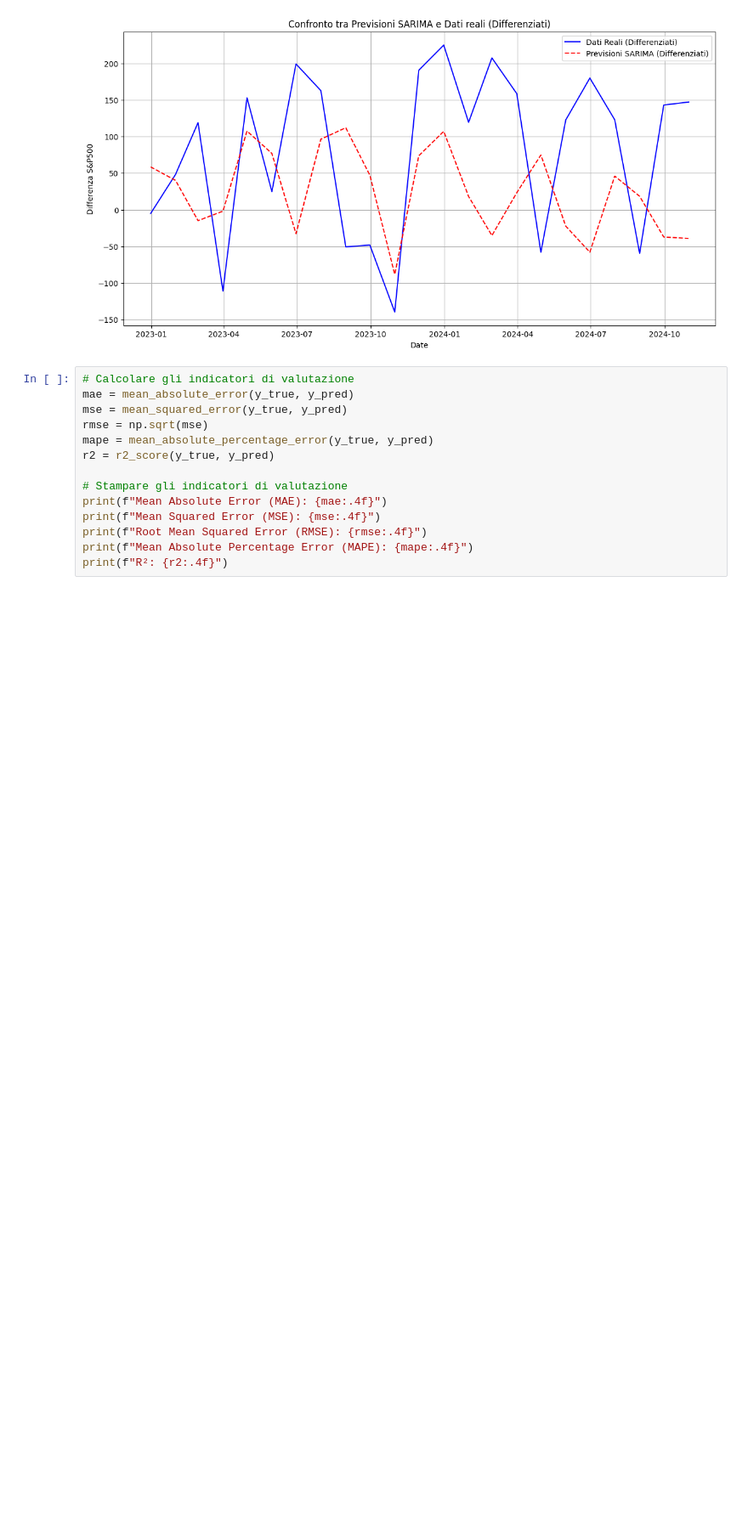
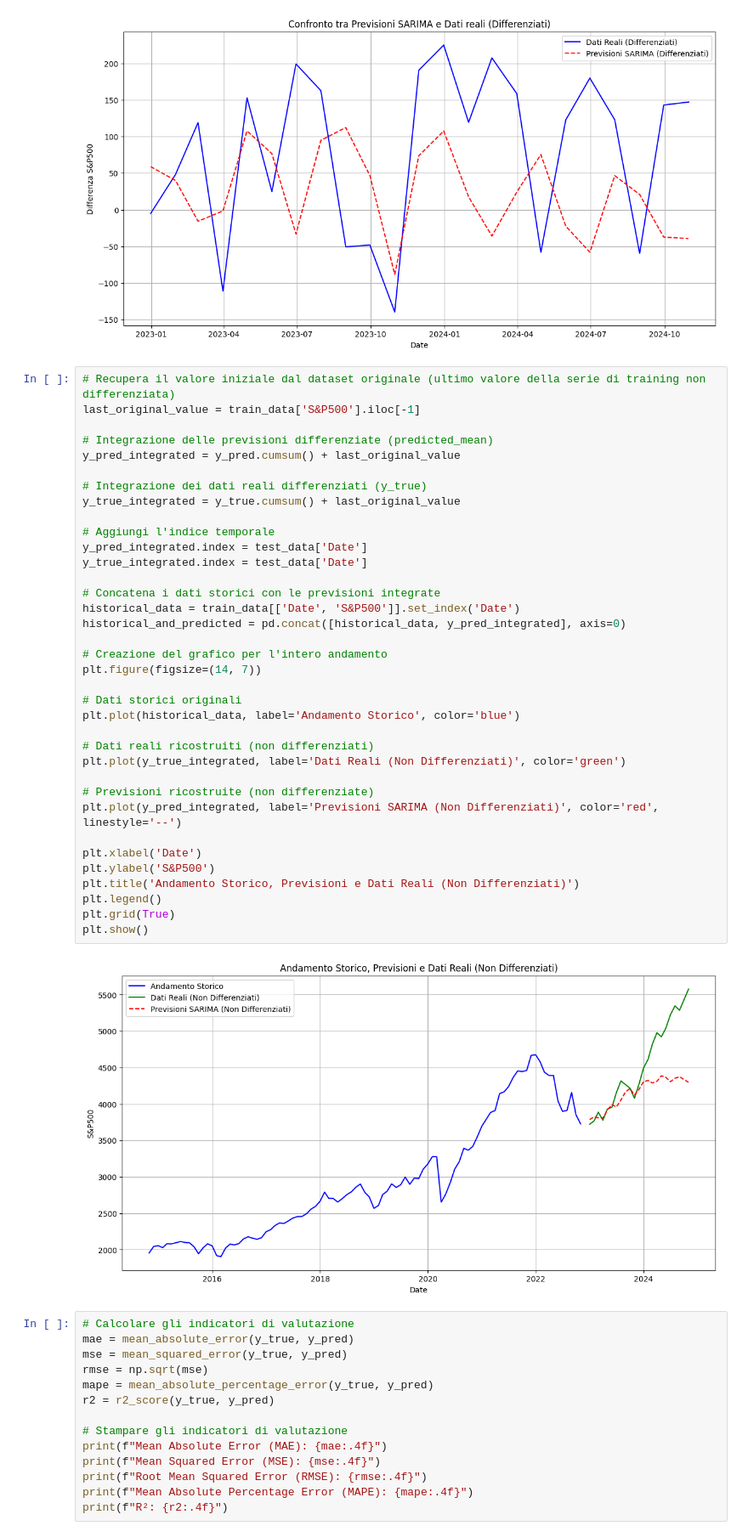
Before and after one commit to lucabellantee/Time-series-analysis, a Jupyter notebook: time_series_SP500_Aggregazione_per_mese.ipynb, the cells around one changed output. Shown at 85% size. Cells and saved outputs as stored; diff of their text form; blank space fills up the shorter version.

Commit message:
time series graph

```diff
--- a/time_series_SP500_Aggregazione_per_mese.ipynb
+++ b/time_series_SP500_Aggregazione_per_mese.ipynb
@@ -537,6 +539,44 @@ plt.grid(True)
 plt.show()
 # %% [output]
 [figure]
+# %%
+# Recupera il valore iniziale dal dataset originale (ultimo valore della serie di training non differenziata)
+last_original_value = train_data['S&P500'].iloc[-1]
+
+# Integrazione delle previsioni differenziate (predicted_mean)
+y_pred_integrated = y_pred.cumsum() + last_original_value
+
+# Integrazione dei dati reali differenziati (y_true)
+y_true_integrated = y_true.cumsum() + last_original_value
+
+# Aggiungi l'indice temporale
+y_pred_integrated.index = test_data['Date']
+y_true_integrated.index = test_data['Date']
+
+# Concatena i dati storici con le previsioni integrate
+historical_data = train_data[['Date', 'S&P500']].set_index('Date')
+historical_and_predicted = pd.concat([historical_data, y_pred_integrated], axis=0)
+
+# Creazione del grafico per l'intero andamento
+plt.figure(figsize=(14, 7))
+
+# Dati storici originali
+plt.plot(historical_data, label='Andamento Storico', color='blue')
+
+# Dati reali ricostruiti (non differenziati)
+plt.plot(y_true_integrated, label='Dati Reali (Non Differenziati)', color='green')
+
+# Previsioni ricostruite (non differenziate)
+plt.plot(y_pred_integrated, label='Previsioni SARIMA (Non Differenziati)', color='red', linestyle='--')
+
+plt.xlabel('Date')
+plt.ylabel('S&P500')
+plt.title('Andamento Storico, Previsioni e Dati Reali (Non Differenziati)')
+plt.legend()
+plt.grid(True)
+plt.show()
+# %% [output]
+[figure, added]
 # %%
 # Calcolare gli indicatori di valutazione
 mae = mean_absolute_error(y_true, y_pred)
```
Also changed, not shown: parts of 6 cells of this notebook, 1 other file.
